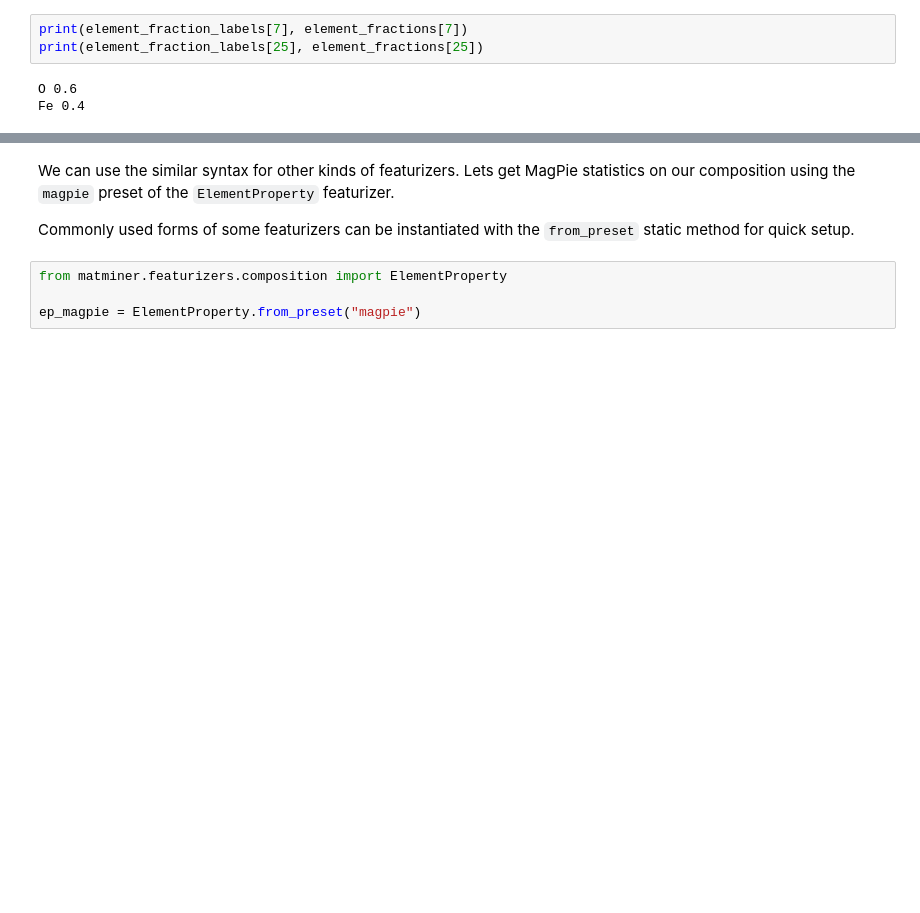
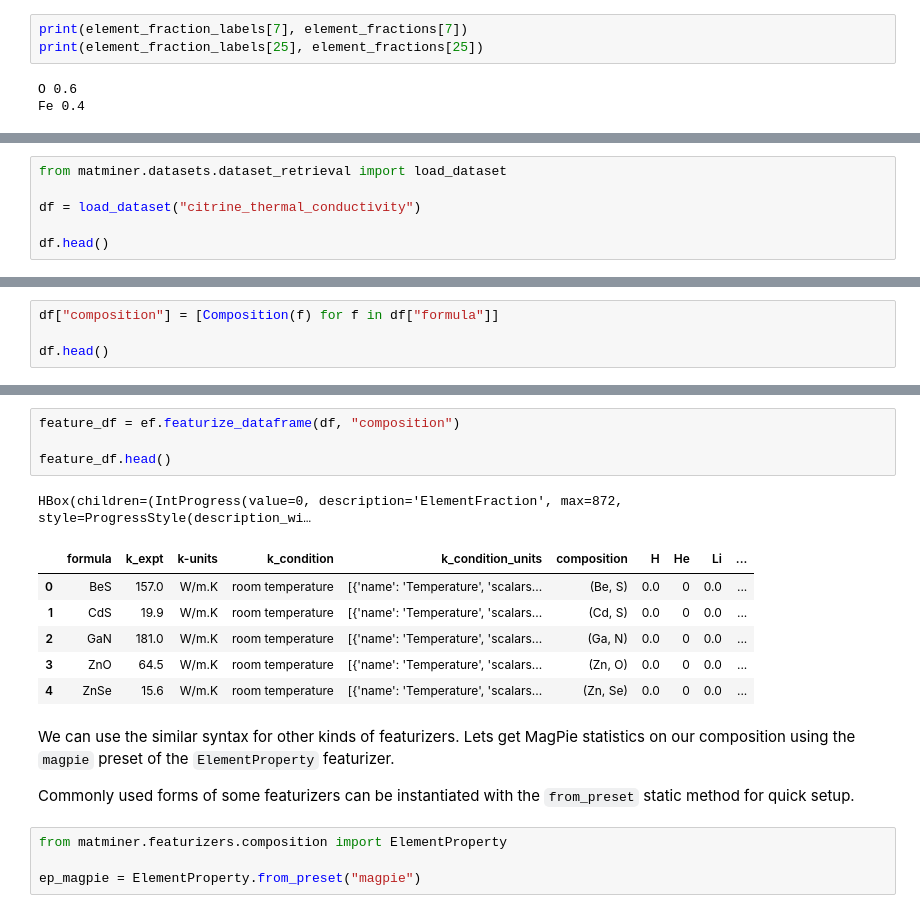
Before and after one commit to materialsproject/workshop, a Jupyter notebook: lessons/matminer/unit-2-notes.ipynb, the cells around one changed output, grey strips where cells are left out. Drawn from its saved outputs; the diff is of its cells as text; blank space fills up the shorter version.

Commit message:
update unit-2 3

```diff
--- a/lessons/matminer/unit-2-notes.ipynb
+++ b/lessons/matminer/unit-2-notes.ipynb
@@ -76,0 +87,6 @@ Fe 0.4
+# %%
+from matminer.datasets.dataset_retrieval import load_dataset
+
+df = load_dataset("citrine_thermal_conductivity")
+
+df.head()
@@ -76,0 +103,4 @@ Fe 0.4
+# %%
+df["composition"] = [Composition(f) for f in df["formula"]]
+
+df.head()
@@ -77,3 +118,15 @@ Fe 0.4
+# %%
+feature_df = ef.featurize_dataframe(df, "composition")
+
+feature_df.head()
+# %% [output]
+HBox(children=(IntProgress(value=0, description='ElementFraction', max=872, style=ProgressStyle(description_wi…
+|  | formula | k_expt | k-units | k_condition | k_condition_units | composition | H | He | Li | ... |
+| 0 | BeS | 157.0 | W/m.K | room temperature | [{'name': 'Temperature', 'scalars... | (Be, S) | 0.0 | 0 | 0.0 | ... |
+| 1 | CdS | 19.9 | W/m.K | room temperature | [{'name': 'Temperature', 'scalars... | (Cd, S) | 0.0 | 0 | 0.0 | ... |
+| 2 | GaN | 181.0 | W/m.K | room temperature | [{'name': 'Temperature', 'scalars... | (Ga, N) | 0.0 | 0 | 0.0 | ... |
+| 3 | ZnO | 64.5 | W/m.K | room temperature | [{'name': 'Temperature', 'scalars... | (Zn, O) | 0.0 | 0 | 0.0 | ... |
+| 4 | ZnSe | 15.6 | W/m.K | room temperature | [{'name': 'Temperature', 'scalars... | (Zn, Se) | 0.0 | 0 | 0.0 | ... |
 # %% [markdown]
 We can use the similar syntax for other kinds of featurizers. Lets get MagPie statistics on our composition using the `magpie` preset of the `ElementProperty` featurizer.
 
```
Also changed, not shown: parts of 5 cells of this notebook.
